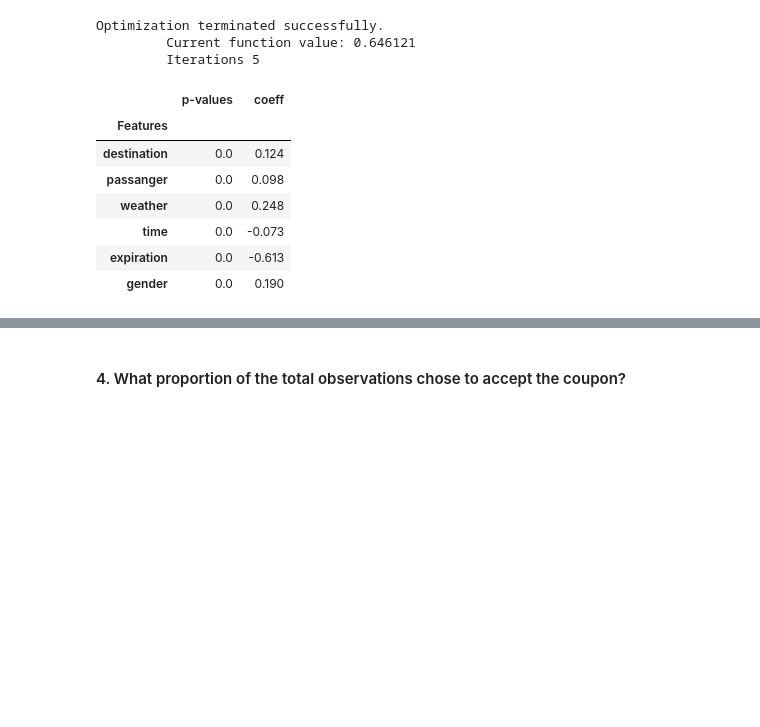
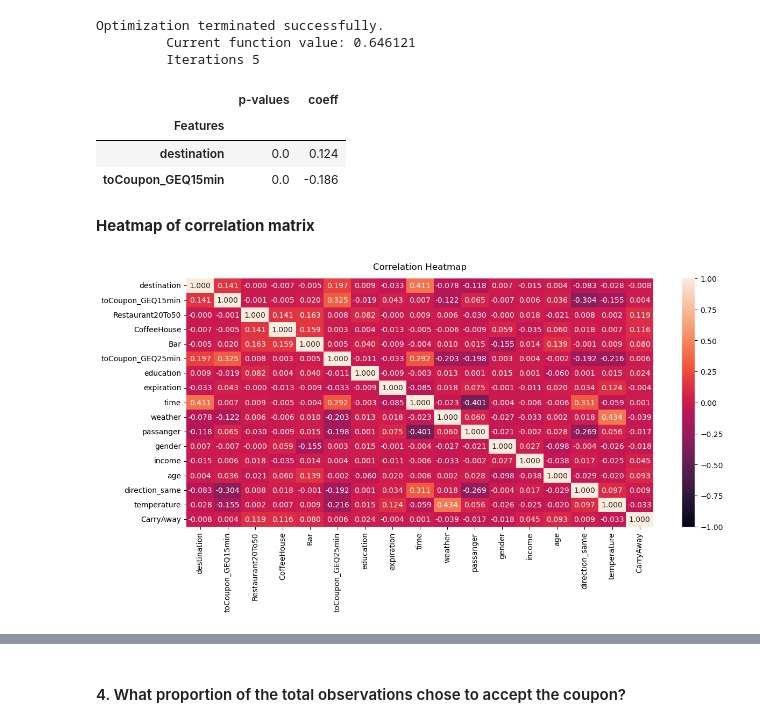
Before and after one commit to vizjay/Coupon-Acceptance-Analysis, a Jupyter notebook: Practical Application - 5_VJ - prompt.ipynb, the cells around one changed output, grey strips where cells are left out. Saved outputs shown, nothing was run; the diff lists cells and outputs as text; code cells hidden in the pictures; blank space fills up the shorter version.

```diff
--- a/Practical Application - 5_VJ - prompt.ipynb
+++ b/Practical Application - 5_VJ - prompt.ipynb
@@ -257,3 +256,5 @@ data.drop(columns=['toCoupon_GEQ5min'], axis=1, inplace=True)
+# %%
+data.drop(columns=['direction_opp'], axis=1, inplace=True)
 # %% [markdown]
 Populate the most recurring values <b>(mode)</b> for each feature that are <b>still missing</b> values
 # %%
@@ -293,25 +294,30 @@ results_log = reg_log.fit()
 
 summary_df = pd.DataFrame(data=x1.columns.tolist(), columns=['Features'])
 summary_df.set_index('Features')
-summary_df['p-values'] = np.array(results_log.pvalues.iloc[1:].tolist(), dtype=float)
-summary_df['coeff'] = np.array(results_log.params.iloc[1:].tolist(), dtype = float)
-summary_df['p-values'] = round(summary_df['p-values'],3)
-summary_df['coeff'] = round(summary_df['coeff'],3)
+summary_df['p-values'] = np.array(round(results_log.pvalues.iloc[1:],3).tolist(), dtype=float)
+summary_df['coeff'] = np.array(round(results_log.params.iloc[1:],3).tolist(), dtype = float)
 # %% [output]
 Optimization terminated successfully.
          Current function value: 0.646121
          Iterations 5
 # %%
 # Get top 6 Features which we can explore later
-summary_df = summary_df[summary_df['p-values'] <= 0.05].sort_values(by='p-values', ascending=True).head(6)
+summary_df = summary_df[summary_df['p-values'] <= 0.05].sort_values(by='p-values', ascending=True)
 summary_df.set_index('Features',inplace=True)
-summary_df
-# %% [output]
-|  | p-values | coeff |
-| Features |  |  |
-| destination | 0.0 | 0.124 |
-| passanger | 0.0 | 0.098 |
-| weather | 0.0 | 0.248 |
-| time | 0.0 | -0.073 |
-| expiration | 0.0 | -0.613 |
-| gender | 0.0 | 0.190 |
+# %%
+summary_df.head(2)
+# %% [output]
+|  | p-values | coeff |
+| Features |  |  |
+| destination | 0.0 | 0.124 |
+| toCoupon_GEQ15min | 0.0 | -0.186 |
+# %% [markdown]
+<b>Heatmap<b/> of correlation matrix
+# %%
+lstcols = summary_df.index.tolist()
+df_significant_features = data[lstcols]
+plt.figure(figsize=(14, 6))
+heatmap = sns.heatmap(df_significant_features.corr(), vmin=-1, vmax=1, annot=True, fmt='.3f') #round to 3 decimal places
+heatmap.set_title('Correlation Heatmap', fontdict={'fontsize':12}, pad=12);
+# %% [output]
+[figure, added]
```
Also changed, not shown: parts of 93 cells of this notebook, 1 other file.
